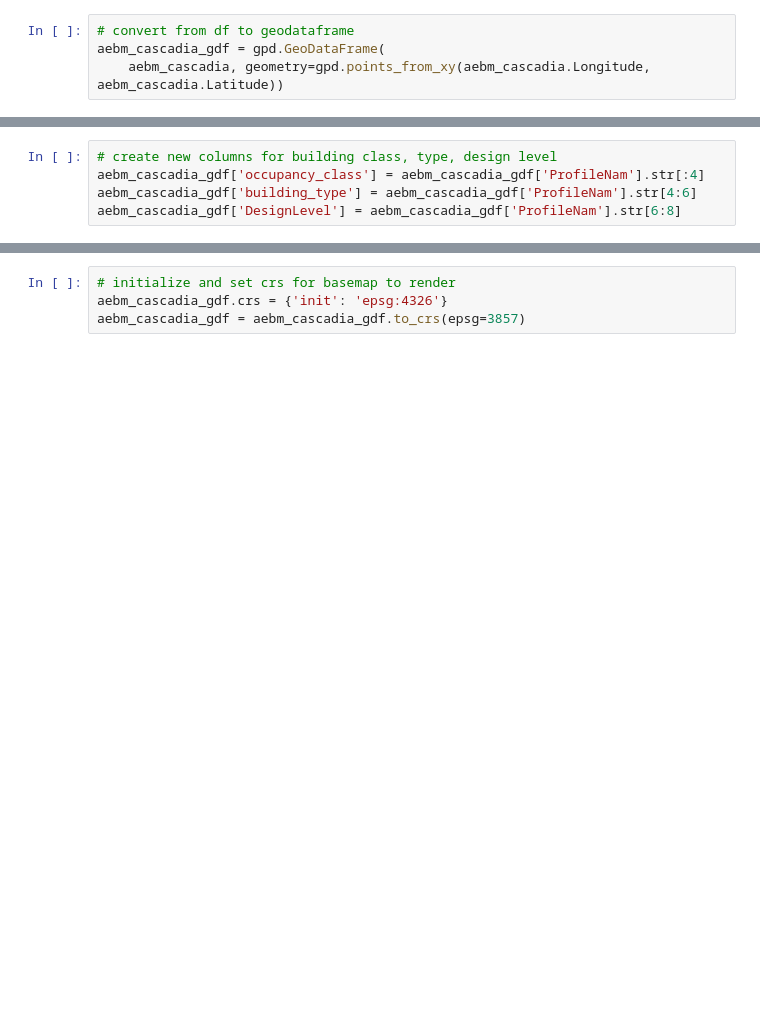
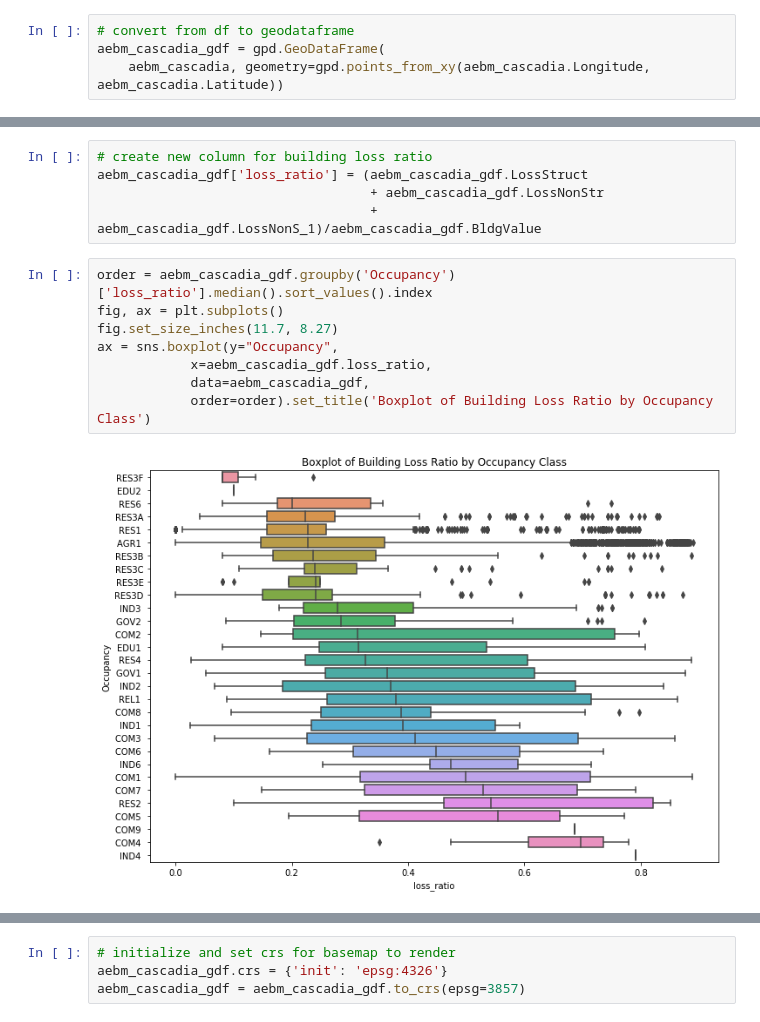
Before and after one commit to hackoregon/2019-disaster-resilience-data-science, a Jupyter notebook: notebooks/hazus_aebm_output.ipynb, the cells around one changed output, grey strips where cells are left out. Saved outputs shown, nothing was run; the diff lists cells and outputs as text; blank space fills up the shorter version.

```diff
--- a/notebooks/hazus_aebm_output.ipynb
+++ b/notebooks/hazus_aebm_output.ipynb
@@ -74,5 +118,15 @@ aebm_cascadia_gdf.head(20)
-# %%
-# create new columns for building class, type, design level
-aebm_cascadia_gdf['occupancy_class'] = aebm_cascadia_gdf['ProfileNam'].str[:4]
-aebm_cascadia_gdf['building_type'] = aebm_cascadia_gdf['ProfileNam'].str[4:6]
-aebm_cascadia_gdf['DesignLevel'] = aebm_cascadia_gdf['ProfileNam'].str[6:8]
+# %%
+# create new column for building loss ratio
+aebm_cascadia_gdf['loss_ratio'] = (aebm_cascadia_gdf.LossStruct
+                                   + aebm_cascadia_gdf.LossNonStr
+                                   + aebm_cascadia_gdf.LossNonS_1)/aebm_cascadia_gdf.BldgValue
+# %%
+order = aebm_cascadia_gdf.groupby('Occupancy')['loss_ratio'].median().sort_values().index
+fig, ax = plt.subplots()
+fig.set_size_inches(11.7, 8.27)
+ax = sns.boxplot(y="Occupancy",
+            x=aebm_cascadia_gdf.loss_ratio,
+            data=aebm_cascadia_gdf,
+            order=order).set_title('Boxplot of Building Loss Ratio by Occupancy Class')
+# %% [output]
+[figure, added]
```
Also changed, not shown: parts of 26 cells of this notebook, 3 other files.
